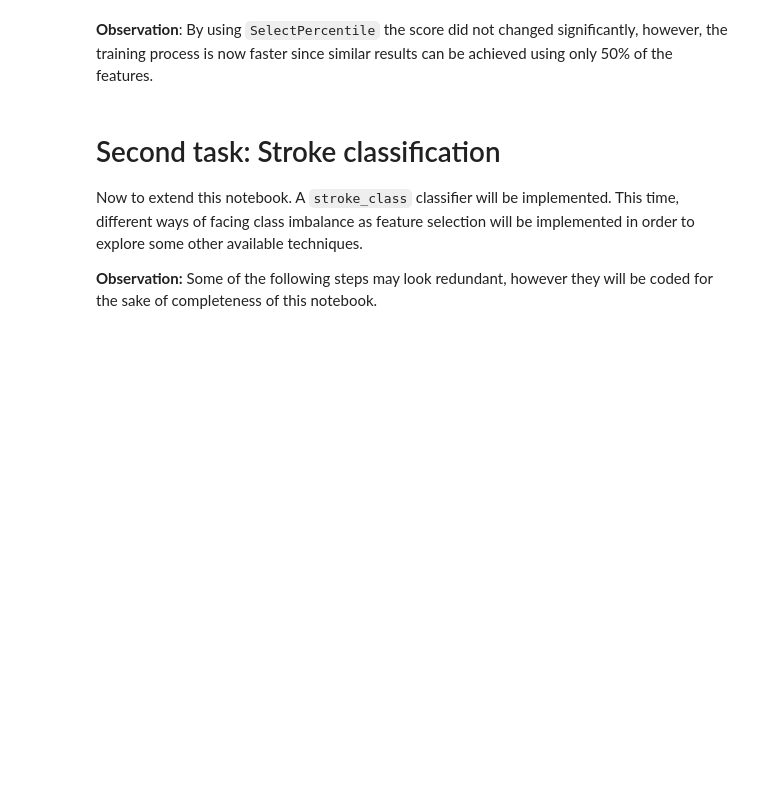
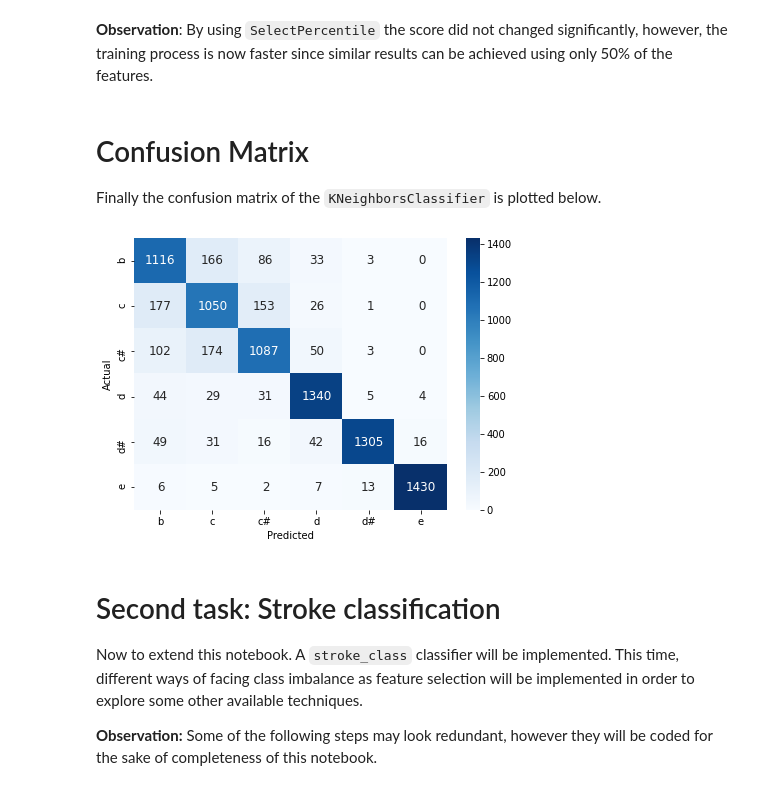
Before and after one commit to eagomez2/mir_basics, a Jupyter notebook: eagomez_assignment01_exemplary_mir_workflow.ipynb, the cells around one changed output. Drawn from its saved outputs; the diff is of its cells as text; code cells hidden in the pictures; blank space fills up the shorter version.

```diff
--- a/eagomez_assignment01_exemplary_mir_workflow.ipynb
+++ b/eagomez_assignment01_exemplary_mir_workflow.ipynb
@@ -727,6 +727,25 @@ display(df_scores_selected)
 | 0 | KNN | 0.851898 | 0.040959 |
 # %% [markdown]
 **Observation**: By using `SelectPercentile` the score did not changed significantly, however, the training process is now faster since similar results can be achieved using only 50% of the features.
+# %% [markdown]
+# Confusion Matrix
+Finally the confusion matrix of the `KNeighborsClassifier` is plotted below.
+# %%
+y_tonic_norm_bal_predict = cross_val_predict(tonic_clfs['KNN'], X_tonic_norm_bal_selected, y_tonic_norm_bal, cv=10)
+
+tonic_classes = TONIC_CLASSES.values()
+tonic_conf_matrix = pd.DataFrame(confusion_matrix(y_tonic_norm_bal,
+                                                  y_tonic_norm_bal_predict),
+                                 columns=tonic_classes,
+                                 index=tonic_classes)
+tonic_conf_matrix.index.name = 'Actual'
+tonic_conf_matrix.columns.name = 'Predicted'
+
+plt.figure(figsize=(7, 5))
+sns.heatmap(tonic_conf_matrix, cmap='Blues', annot_kws={'size': 12}, annot=True, fmt='2g')
+plt.show()
+# %% [output]
+[figure, added]
 # %% [markdown]
 # Second task: Stroke classification
 Now to extend this notebook. A `stroke_class` classifier will be implemented. This time, different ways of facing class imbalance as feature selection will be implemented in order to explore some other available techniques.
```
Also changed, not shown: parts of 6 cells of this notebook.
